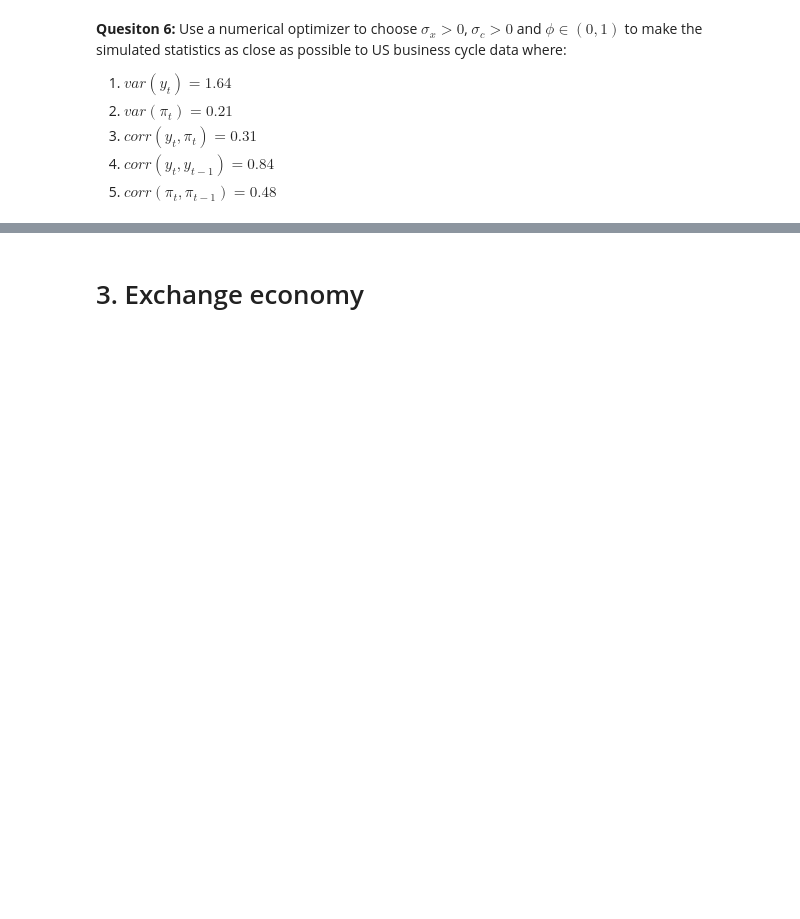
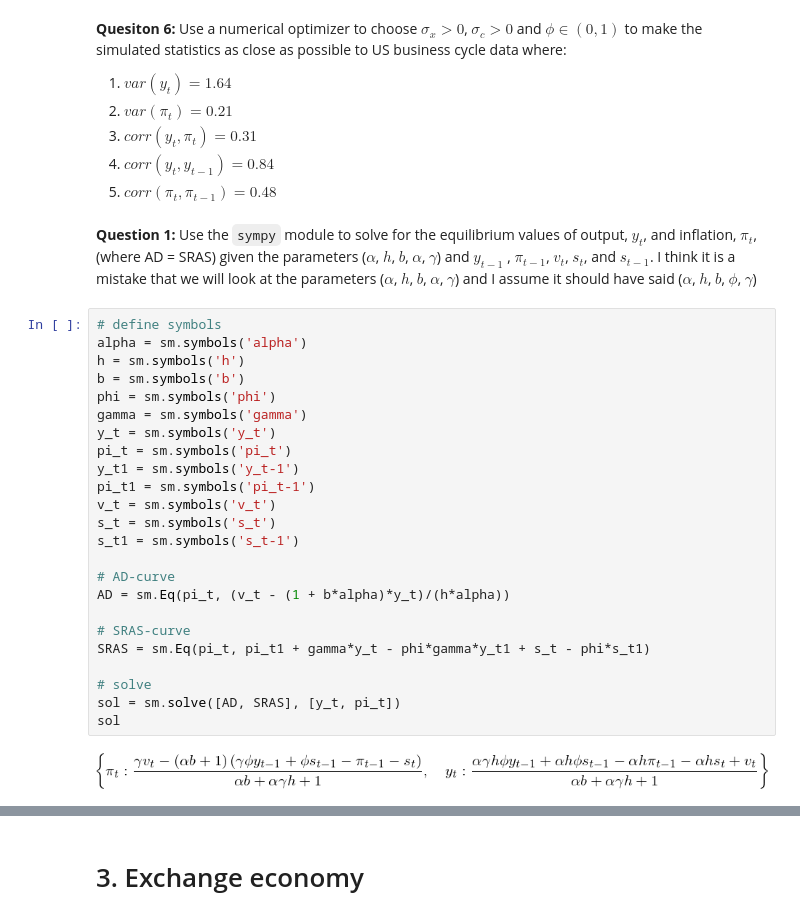
Before and after one commit to NumEconCopenhagen/projects-2019-pbj, a Jupyter notebook: examproject/Examproject/examproject.ipynb, the cells around one changed output, grey strips where cells are left out. Saved outputs shown, nothing was run; the diff lists cells and outputs as text; blank space fills up the shorter version.

```diff
--- a/examproject/Examproject/examproject.ipynb
+++ b/examproject/Examproject/examproject.ipynb
@@ -306,3 +344,32 @@ par['sigma_c'] = 0.2
 3. $corr(y_t,\pi_t) = 0.31$
 4. $corr(y_t,y_{t-1}) = 0.84$
 5. $corr(\pi_t,\pi_{t-1}) = 0.48$
+# %% [markdown]
+**Question 1:** Use the ``sympy`` module to solve for the equilibrium values of output, $y_t$, and inflation, $\pi_t$, (where AD = SRAS) given the parameters ($\alpha$, $h$, $b$, $\alpha$, $\gamma$) and $y_{t-1}$ , $\pi_{t-1}$, $v_t$, $s_t$, and $s_{t-1}$.
+I think it is a mistake that we will look at the parameters ($\alpha$, $h$, $b$, $\alpha$, $\gamma$) and I assume it should have said ($\alpha$, $h$, $b$, $\phi$, $\gamma$)
+# %%
+# define symbols
+alpha = sm.symbols('alpha')
+h = sm.symbols('h')
+b = sm.symbols('b')
+phi = sm.symbols('phi')
+gamma = sm.symbols('gamma')
+y_t = sm.symbols('y_t')
+pi_t = sm.symbols('pi_t')
+y_t1 = sm.symbols('y_t-1')
+pi_t1 = sm.symbols('pi_t-1')
+v_t = sm.symbols('v_t')
+s_t = sm.symbols('s_t')
+s_t1 = sm.symbols('s_t-1')
+
+# AD-curve
+AD = sm.Eq(pi_t, (v_t - (1 + b*alpha)*y_t)/(h*alpha))
+
+# SRAS-curve
+SRAS = sm.Eq(pi_t, pi_t1 + gamma*y_t - phi*gamma*y_t1 + s_t - phi*s_t1)
+
+# solve
+sol = sm.solve([AD, SRAS], [y_t, pi_t])
+sol
+# %% [output]
+[figure, added]
```
Also changed, not shown: parts of 16 cells of this notebook.
